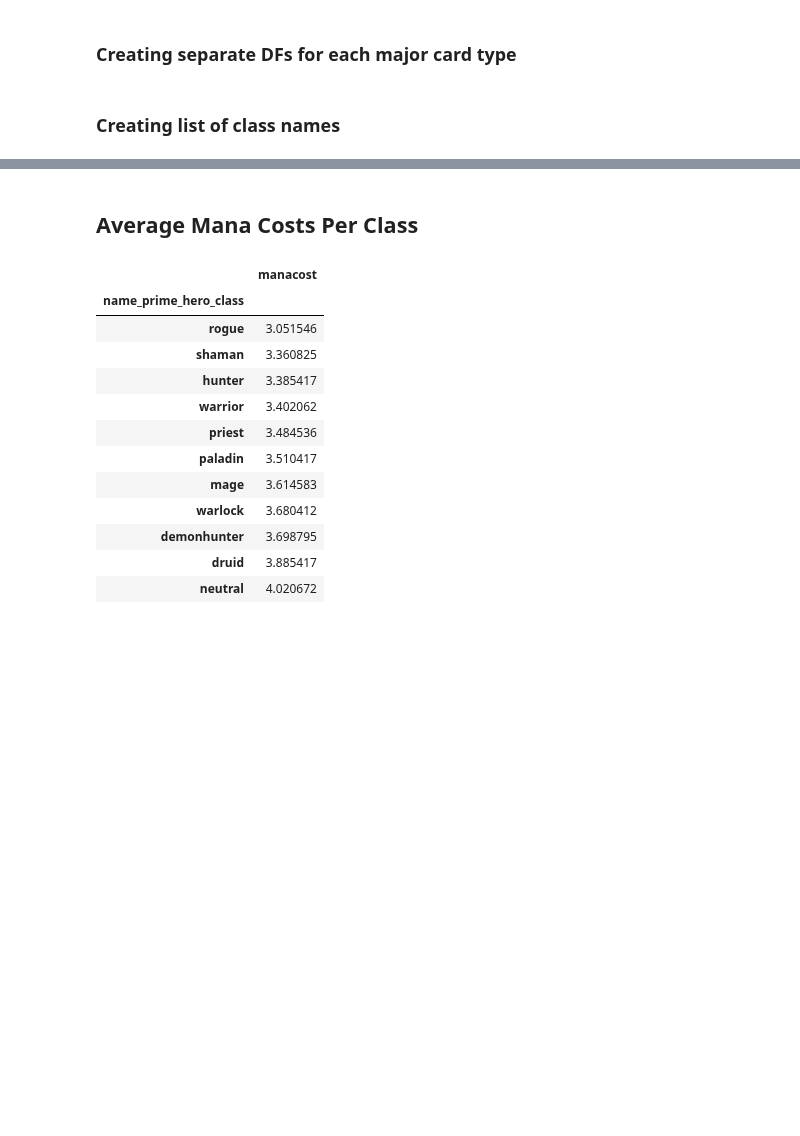
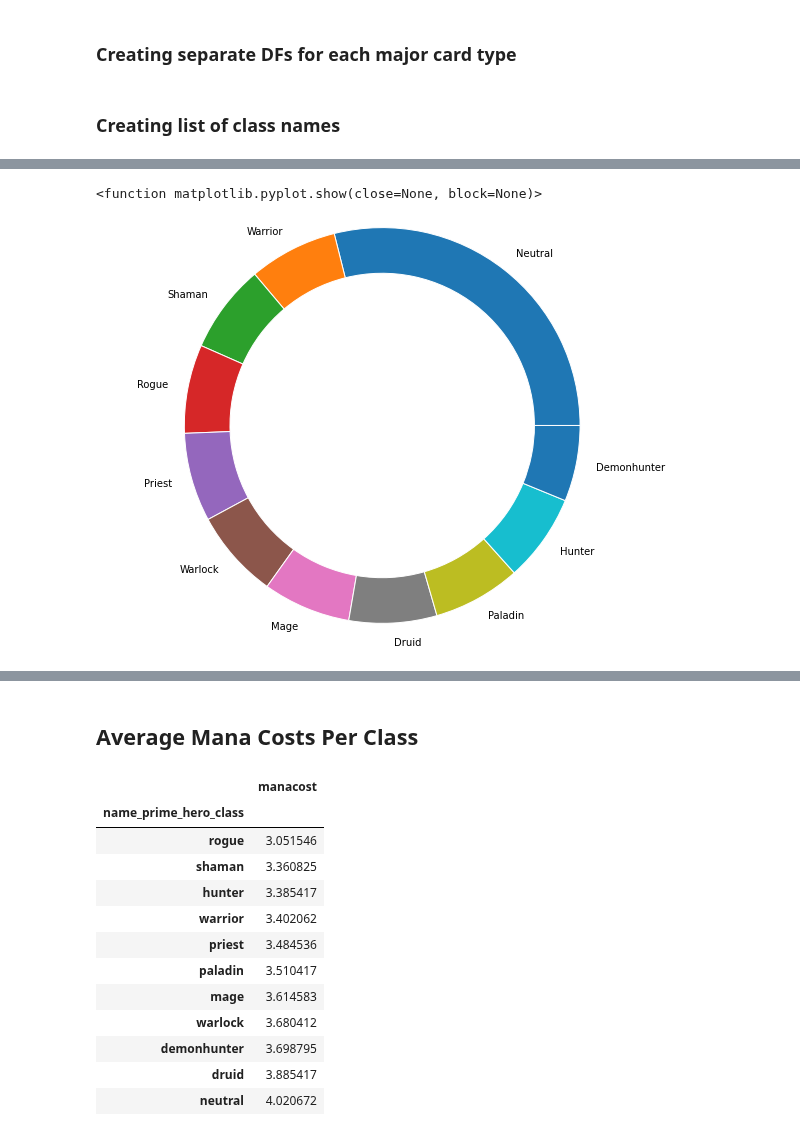
Before and after one commit to SamuelD-Data/hearthstone_project, a Jupyter notebook: hearthstone_project_notebook.ipynb, the cells around one changed output, grey strips where cells are left out. Saved outputs shown, nothing was run; the diff lists cells and outputs as text; code cells hidden in the pictures; blank space fills up the shorter version.

Commit message:
created df of percentage distribution for classes, creating nested pie chart, working through error

```diff
--- a/hearthstone_project_notebook.ipynb
+++ b/hearthstone_project_notebook.ipynb
@@ -565,0 +588,4 @@ classnames = classes.name.to_list()
+# %%
+hero_dist_df = pd.DataFrame(df.name_prime_hero_class.value_counts() / len(df))
+hero_dist_df.columns = ['hero_class_percent']
+hero_dist_df
@@ -565,0 +605,13 @@ classnames = classes.name.to_list()
+# %%
+major_pie_groups = [classname.title() for classname in hero_dist_df.index]
+major_group_sizes = [percent for percent in hero_dist_df.hero_class_percent]
+
+# First Ring (outside)
+fig, ax = plt.subplots()
+ax.axis('equal')
+mypie, _ = ax.pie(major_group_sizes, radius=1.3, labels = major_pie_groups)
+plt.setp(mypie, width=0.3, edgecolor='white')
+plt.show
+# %% [output]
+<function matplotlib.pyplot.show(close=None, block=None)>
+[figure, added]
```
Also changed, not shown: parts of 12 cells of this notebook.
